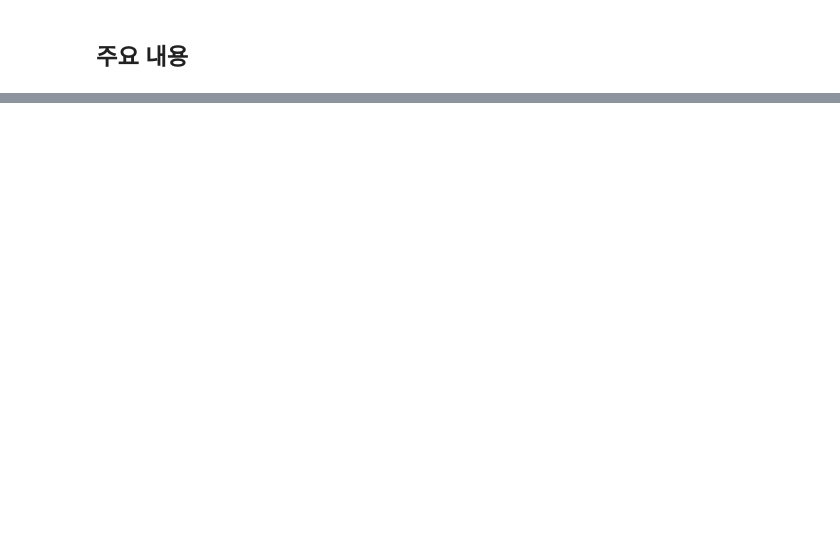
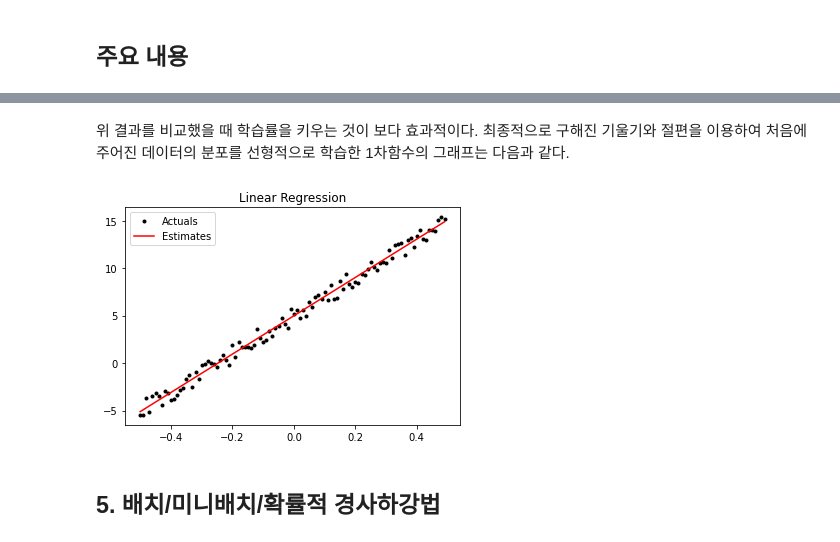
Before and after one commit to codingalzi/pydata, a Jupyter notebook: notebooks/pydata08-machine-learning-preview-2.ipynb, the cells around one changed output, grey strips where cells are left out. Saved outputs shown, nothing was run; the diff lists cells and outputs as text; code cells hidden in the pictures; blank space fills up the shorter version.

```diff
--- a/notebooks/pydata08-machine-learning-preview-2.ipynb
+++ b/notebooks/pydata08-machine-learning-preview-2.ipynb
@@ -795,0 +497,9 @@ plt.show()
+# %%
+def linear_gradient(x: float, y: float, theta: LA.Vector) -> LA.Vector:
+
+    intercept, slope = theta
+    predicted = intercept + slope * x
+    error = (predicted - y)
+    grad = [2 * error, 2 * error * x]
+
+    return grad
@@ -795,0 +610,21 @@ plt.show()
+# %%
+# 임의의 기울기와 절편으로 시작
+theta = [random.uniform(-1, 1), random.uniform(-1, 1)]
+
+learning_rate = 0.01
+
+for epoch in range(5000):
+    # 평균 제곱 오차 계산 (전체 훈련 데이터 대상)
+    grad = LA.vector_mean([linear_gradient(x, y, theta) for x, y in inputs])
+
+    # theta 값 업데이트. 그레이디언트 반대 방향으로 지정된 학습률 만큼 이동
+    theta = gradient_step(theta, grad, learning_rate)
+
+    # 500번에 한 번 학습과정 확인
+    if epoch % 500 == 0:
+        print(epoch, theta)
+
+intercept, slope = theta
+
+print(f"최종 기울기: {slope:.3f}")
+print(f"최종 절편: {intercept:.3f}")
@@ -795,0 +644,21 @@ plt.show()
+# %% [markdown]
+위 결과를 비교했을 때 학습률을 키우는 것이 보다 효과적이다.
+최종적으로 구해진 기울기와 절편을 이용하여 처음에 주어진 데이터의 분포를
+선형적으로 학습한 1차함수의 그래프는 다음과 같다.
+# %%
+# 예측치
+y_hat = [intercept + slope * x for x in X]
+
+# 실제 데이터 분포
+plt.plot(X, y, 'k.', label='Actuals')
+# 예측치 그래프
+plt.plot(X, y_hat, 'r-', label='Estimates')
+
+plt.title("Linear Regression")
+plt.legend()
+
+plt.show()
+# %% [output]
+[figure, added]
+# %% [markdown]
+## 5. 배치/미니배치/확률적 경사하강법
```
Also changed, not shown: parts of 207 cells of this notebook, 3 other files.
